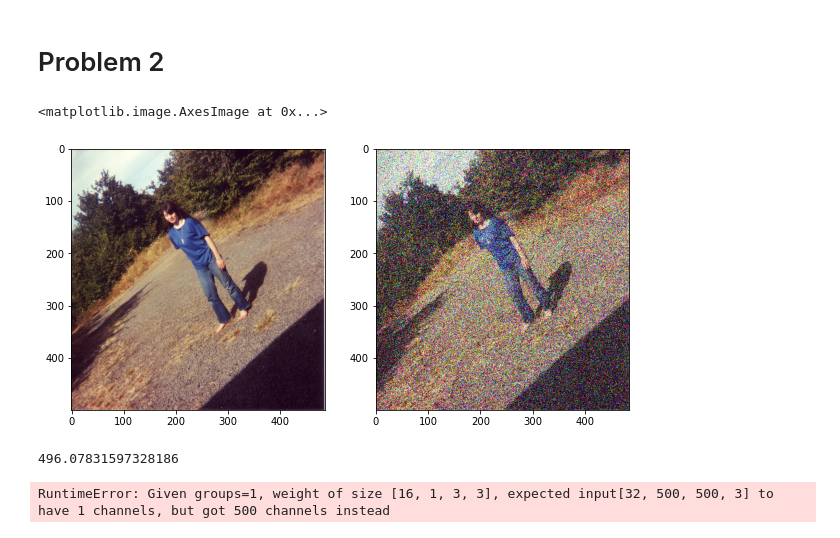
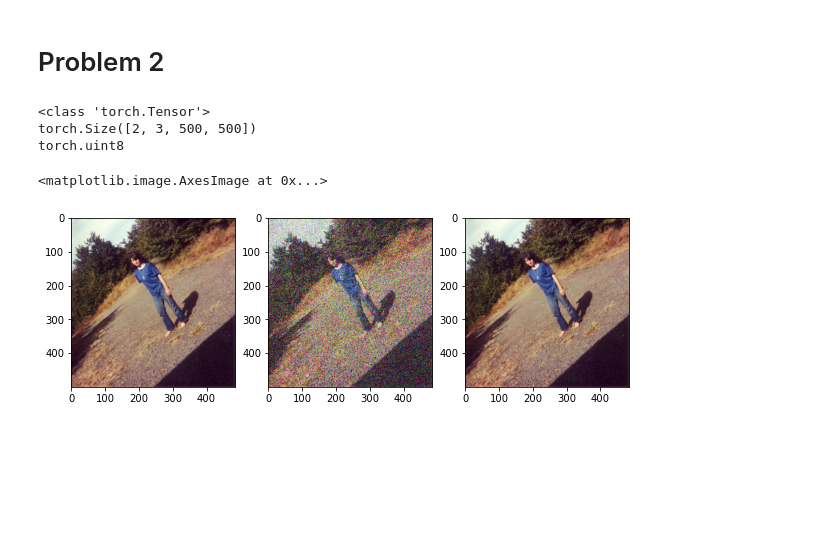
Before and after one commit to samalbertson3/ece-685, a Jupyter notebook: homework 3/homework 3.ipynb, the cells around one changed output. Drawn from its saved outputs; the diff is of its cells as text; code cells hidden in the pictures; blank space fills up the shorter version.

```diff
--- a/homework 3/homework 3.ipynb
+++ b/homework 3/homework 3.ipynb
@@ -181,28 +200,23 @@ def train_model(model, data, epochs):
 
     return model, losses
-# %%
-img_path = "data/VOCdevkit/VOC2012/JPEGImages/2007_000027.jpg"
-img = Image.open(img_path)
-corr_name = "gaussian_noise"
-sev = 5
-img_noised = corrupt(np.array(img), corruption_name=corr_name, severity=sev)
-
-fig, ax = plt.subplots(1,2,figsize=(10,5))
-ax[0].imshow(img)
-ax[1].imshow(img_noised)
-# %% [output]
-<matplotlib.image.AxesImage at 0x...>
-[figure, removed]
 # %%
 start = time()
-train = ImgData("train_imgs.npy")
+# train = ImgData("train_imgs.npy")
+val = ImgData("val_imgs.npy")
 print(time() - start)
-# %% [output]
-496.07831597328186
 # %%
 start = time()
 model = CorruptioNet()
-trained_model, losses = train_model(model, train, 1)
+val_loader = torch.utils.data.DataLoader(val, shuffle=True, batch_size=2)
+id, (img_noised, img) = next(enumerate(val_loader))
+model.Encoder(img_noised)
+# trained_model, losses = train_model(model, val, 1)
 print(time() - start)
-# %% [output]
-RuntimeError: Given groups=1, weight of size [16, 1, 3, 3], expected input[32, 500, 500, 3] to have 1 channels, but got 500 channels instead
+# %%
+print(type(img_noised))
+print(img_noised.shape)
+print(img_noised.dtype)
+# %% [output]
+<class 'torch.Tensor'>
+torch.Size([2, 3, 500, 500])
+torch.uint8
@@ -208,0 +242,14 @@ RuntimeError: Given groups=1, weight of size [16, 1, 3, 3], expected input[32, 5
+# %%
+img_path = "data/VOCdevkit/VOC2012/JPEGImages/2007_000027.jpg"
+img = Image.open(img_path)
+corr_name = "gaussian_noise"
+sev = 5
+img_noised = corrupt(np.array(img), corruption_name=corr_name, severity=sev)
+
+fig, ax = plt.subplots(1,3,figsize=(10,5))
+ax[0].imshow(img)
+ax[1].imshow(img_noised)
+ax[2].imshow(img)
+# %% [output]
+<matplotlib.image.AxesImage at 0x...>
+[figure, added]
```
Also changed, not shown: parts of 6 cells of this notebook.
